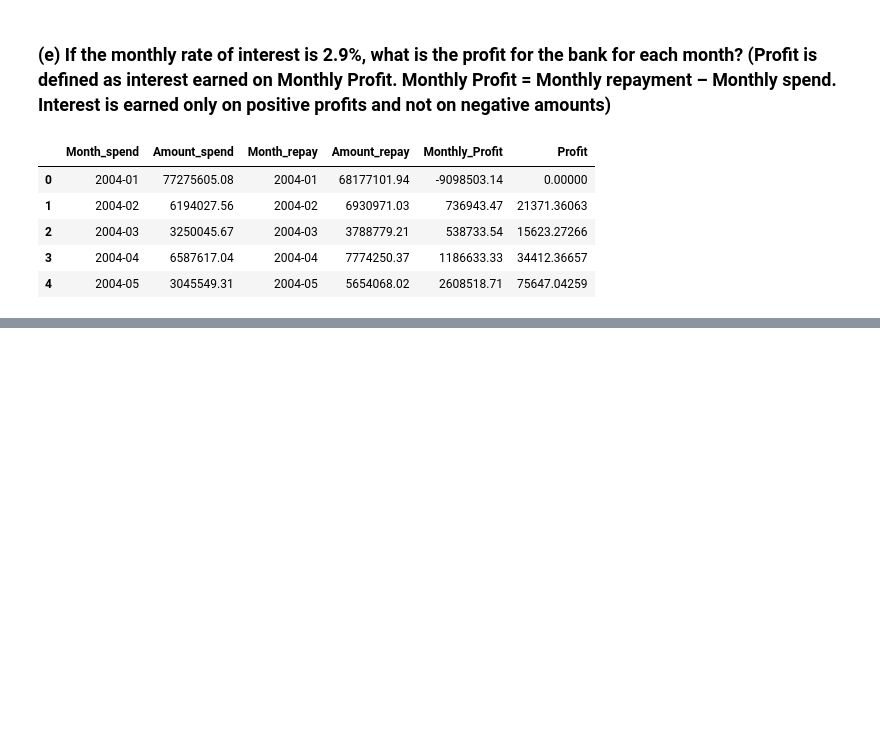
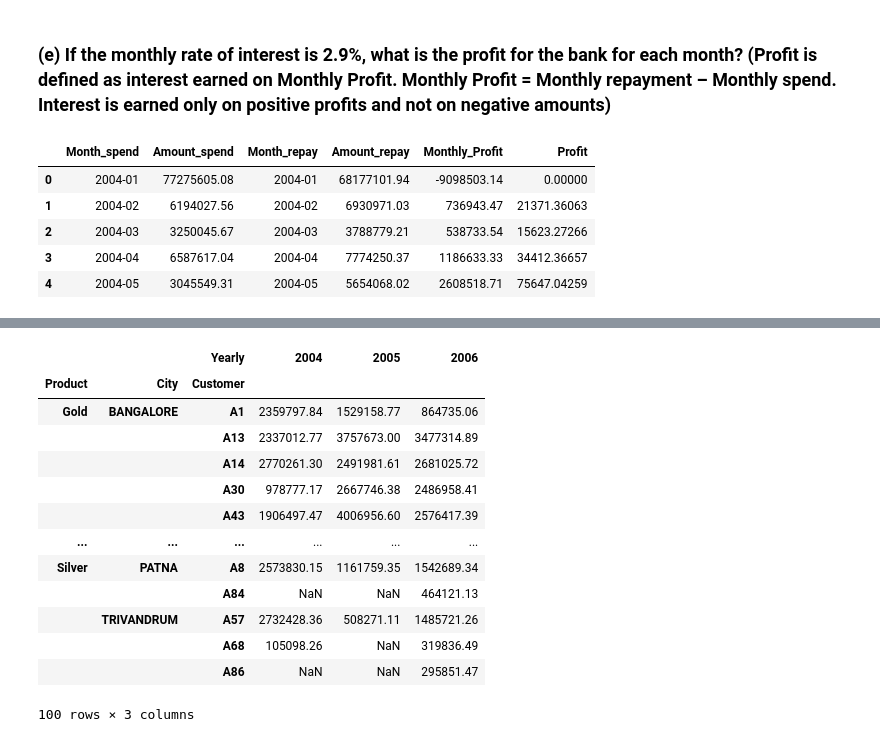
Before and after one commit to sakshisv/Credit-Card-Case-Study, a Jupyter notebook: Credit Card Case Study (Python).ipynb, the cells around one changed output, grey strips where cells are left out. Cells and saved outputs as stored; diff of their text form; code cells hidden in the pictures; blank space fills up the shorter version.

```diff
--- a/Credit Card Case Study (Python).ipynb
+++ b/Credit Card Case Study (Python).ipynb
@@ -376,0 +371,19 @@ cust_spend
+# %%
+a1 = cust_repay.groupby(['Product', 'City', 'Customer', 'Yearly'])['Amount'].sum().unstack()
+# %%
+a1
+# %% [output]
+|  |  | Yearly | 2004 | 2005 | 2006 |
+| Product | City | Customer |  |  |  |
+| Gold | BANGALORE | A1 | 2359797.84 | 1529158.77 | 864735.06 |
+|  |  | A13 | 2337012.77 | 3757673.00 | 3477314.89 |
+|  |  | A14 | 2770261.30 | 2491981.61 | 2681025.72 |
+|  |  | A30 | 978777.17 | 2667746.38 | 2486958.41 |
+|  |  | A43 | 1906497.47 | 4006956.60 | 2576417.39 |
+| ... | ... | ... | ... | ... | ... |
+| Silver | PATNA | A8 | 2573830.15 | 1161759.35 | 1542689.34 |
+|  |  | A84 | NaN | NaN | 464121.13 |
+|  | TRIVANDRUM | A57 | 2732428.36 | 508271.11 | 1485721.26 |
+|  |  | A68 | 105098.26 | NaN | 319836.49 |
+|  |  | A86 | NaN | NaN | 295851.47 |
+100 rows × 3 columns
```
Also changed, not shown: parts of 46 cells of this notebook.
